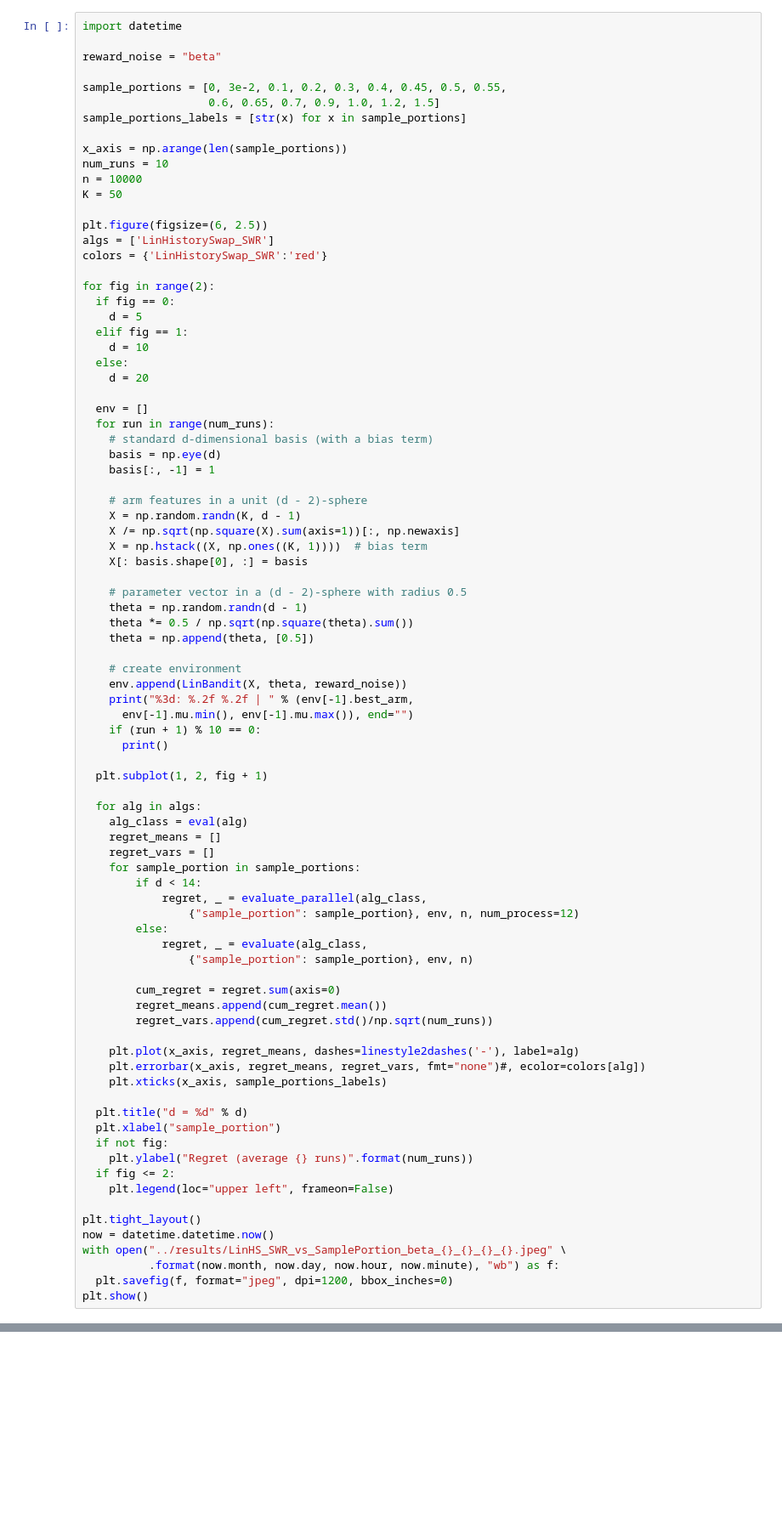
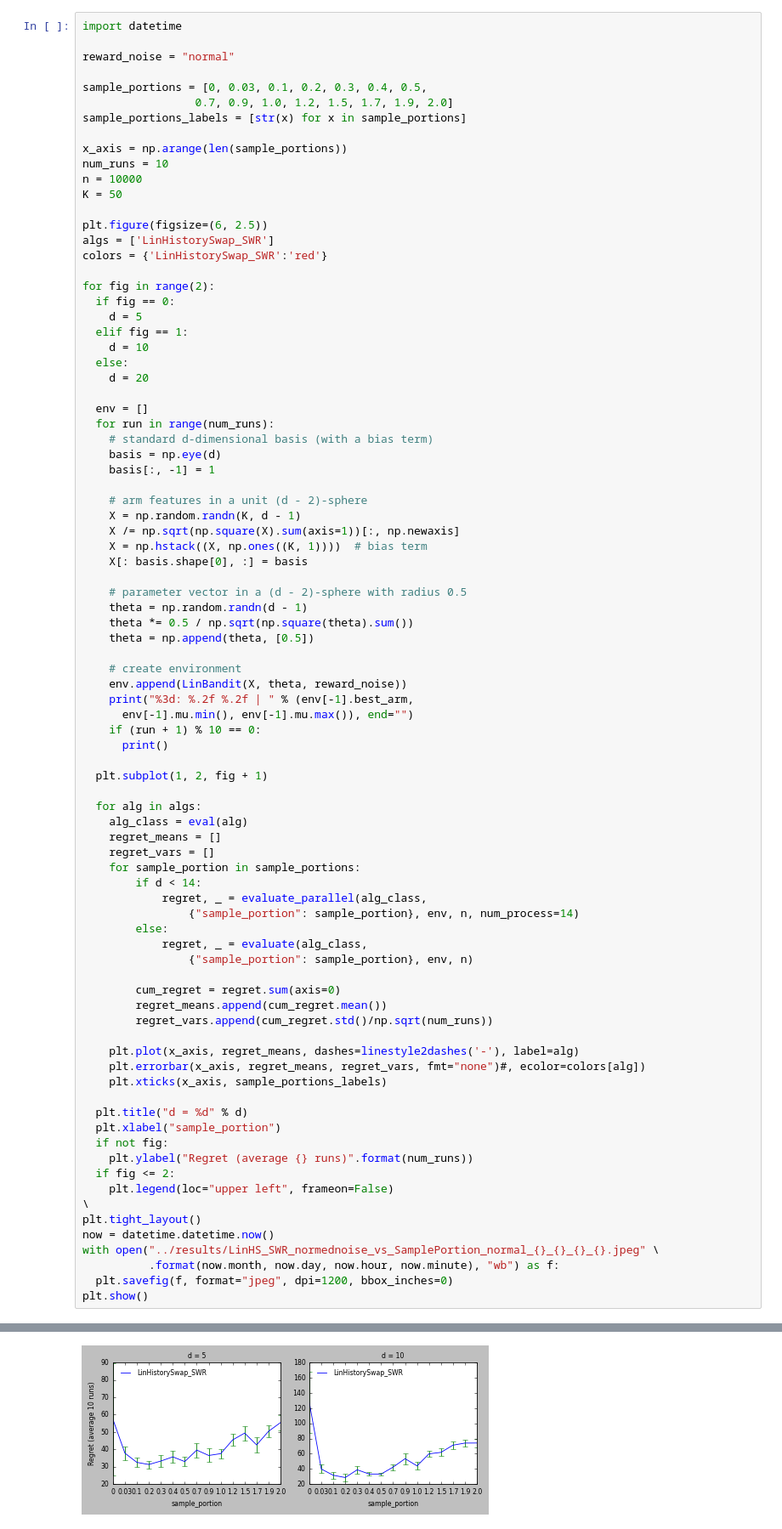
Before and after one commit to MyTHWN/Bandit-Randomization-Algorithms, a Jupyter notebook: notebooks/LinHSE_parallel_tune.ipynb, the cells around one changed output, grey strips where cells are left out. Shown at 85% size. Drawn from its saved outputs; the diff is of its cells as text; blank space fills up the shorter version.

```diff
--- a/notebooks/LinHSE_parallel_tune.ipynb
+++ b/notebooks/LinHSE_parallel_tune.ipynb
@@ -155,10 +154,10 @@ Regret: 134.81 +/- 3.96 (median: 131.60, max: 172.09, min: 101.43)
 # %%
 import datetime
 
-reward_noise = "beta"
+reward_noise = "normal"
 
-sample_portions = [0, 3e-2, 0.1, 0.2, 0.3, 0.4, 0.45, 0.5, 0.55,
-                   0.6, 0.65, 0.7, 0.9, 1.0, 1.2, 1.5]
+sample_portions = [0, 0.03, 0.1, 0.2, 0.3, 0.4, 0.5,
+                 0.7, 0.9, 1.0, 1.2, 1.5, 1.7, 1.9, 2.0]
 sample_portions_labels = [str(x) for x in sample_portions]
 
 x_axis = np.arange(len(sample_portions))
@@ -211,7 +210,7 @@ for fig in range(2):
     for sample_portion in sample_portions:
         if d < 14:
             regret, _ = evaluate_parallel(alg_class,
-                {"sample_portion": sample_portion}, env, n, num_process=12)
+                {"sample_portion": sample_portion}, env, n, num_process=14)
         else:
             regret, _ = evaluate(alg_class,
                 {"sample_portion": sample_portion}, env, n)
@@ -230,10 +229,10 @@ for fig in range(2):
     plt.ylabel("Regret (average {} runs)".format(num_runs))
   if fig <= 2:
     plt.legend(loc="upper left", frameon=False)
-
+\
 plt.tight_layout()
 now = datetime.datetime.now()
-with open("../results/LinHS_SWR_vs_SamplePortion_beta_{}_{}_{}_{}.jpeg" \
+with open("../results/LinHS_SWR_normednoise_vs_SamplePortion_normal_{}_{}_{}_{}.jpeg" \
           .format(now.month, now.day, now.hour, now.minute), "wb") as f:
   plt.savefig(f, format="jpeg", dpi=1200, bbox_inches=0)
 plt.show()
@@ -250,0 +257 @@ Evaluating Lin History-Swapping-SampleWithReplacement.....
+[figure, added]
```
Also changed, not shown: parts of 2 cells of this notebook, 6 other files.
